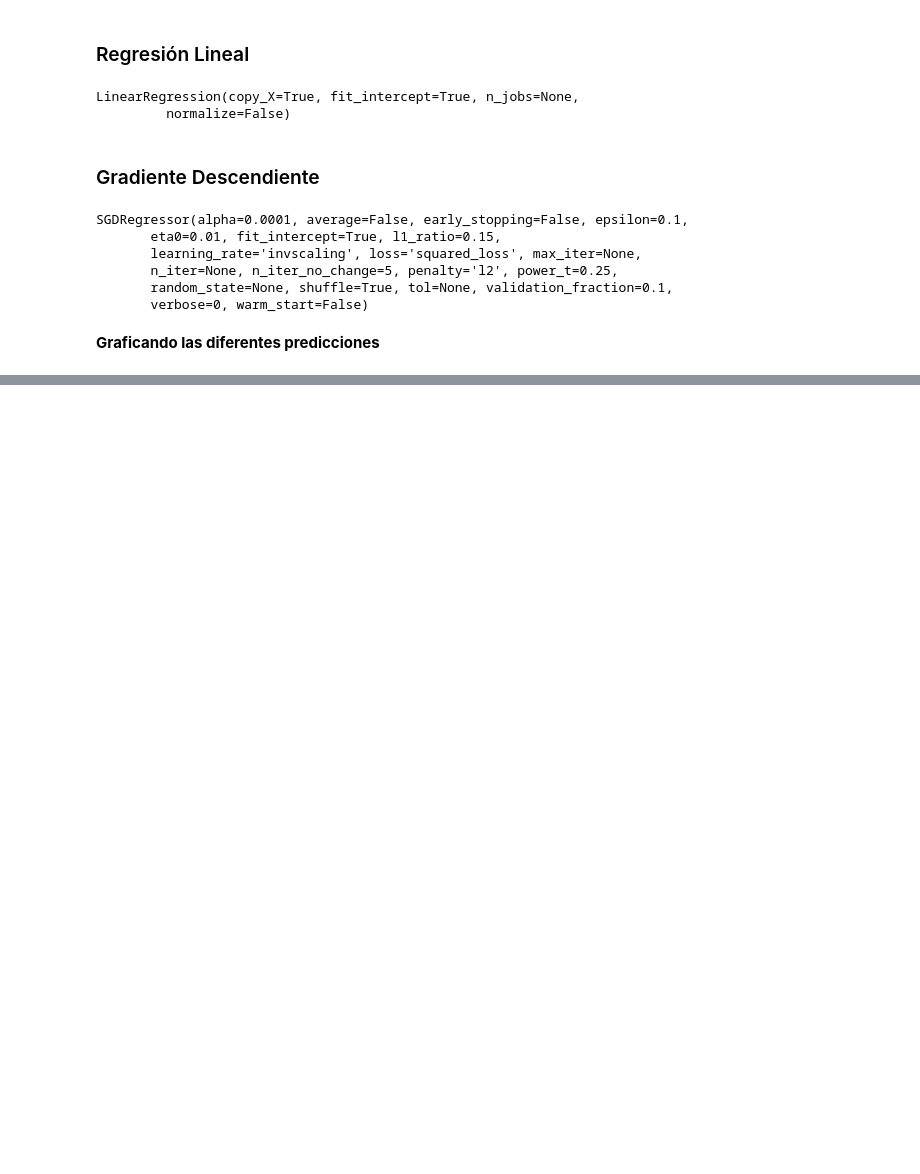
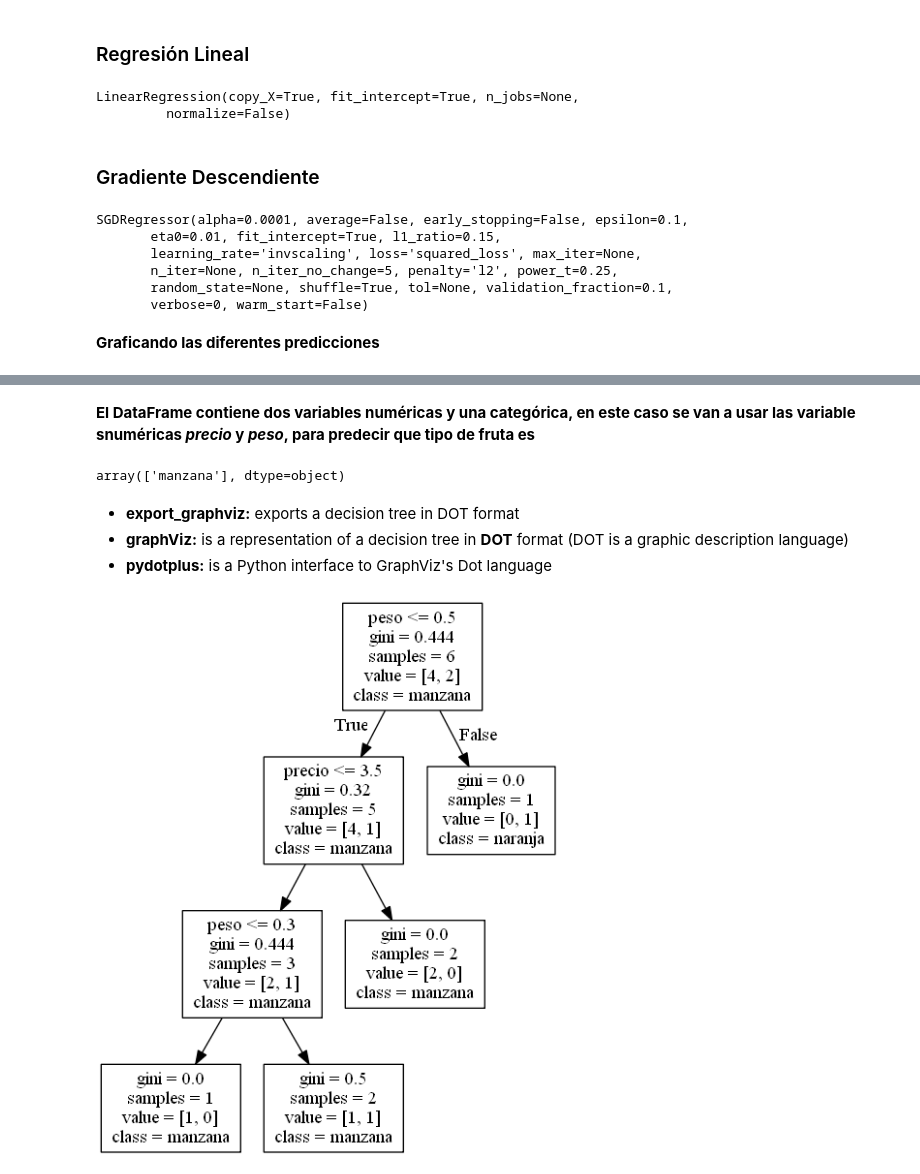
Before and after one commit to DhyegoNieto/acamica, a Jupyter notebook: notebooks/ML/Practice.ipynb, the cells around one changed output, grey strips where cells are left out. Drawn from its saved outputs; the diff is of its cells as text; code cells hidden in the pictures; blank space fills up the shorter version.

```diff
--- a/notebooks/ML/Practice.ipynb
+++ b/notebooks/ML/Practice.ipynb
@@ -187,0 +190,4 @@ plt.plot(X_new, sgd_reg_y_predict, 'm^')
+# %%
+df = pd.DataFrame({"peso":[0.2, 0.3, 0.4, 0.4, 0.6, 0.4],
+                   "precio":[2,4, 3, 5, 4,3],
+                   "nombre":['manzana', 'manzana','naranja','manzana','naranja','manzana'] })
@@ -187,0 +204,2 @@ plt.plot(X_new, sgd_reg_y_predict, 'm^')
+# %% [markdown]
+**El DataFrame contiene dos variables numéricas y una categórica, en este caso se van a usar las variable snuméricas _precio_ y _peso_, para predecir que tipo de fruta es**
@@ -187,0 +212,24 @@ plt.plot(X_new, sgd_reg_y_predict, 'm^')
+# %%
+# definir inputs y output
+X = df[['peso', 'precio']]
+y = df['nombre']
+# %%
+classifier = DecisionTreeClassifier()
+model = classifier.fit(X, y)
+# %%
+classifier.predict([[0.2, 3.4]])
+# %% [output]
+array(['manzana'], dtype=object)
+# %% [markdown]
+- **export_graphviz:** exports a decision tree in DOT format
+- **graphViz:** is a representation of a decision tree in **DOT** format (DOT is a graphic description language)
+- **pydotplus:** is a Python interface to GraphViz's Dot language
+# %%
+dot_data = tree.export_graphviz(classifier, out_file=None,
+                                feature_names=['peso', 'precio'],
+                                class_names=['manzana','naranja'])
+
+graph = pydotplus.graph_from_dot_data(dot_data)
+Image(graph.create_png())
+# %% [output]
+[figure, added]
```
Also changed, not shown: parts of 50 cells of this notebook, 13 other files.
